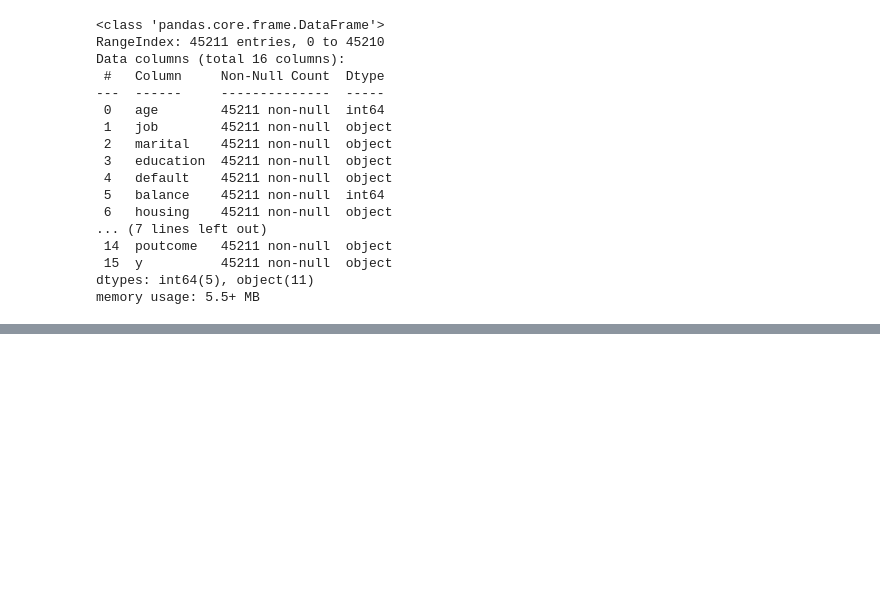
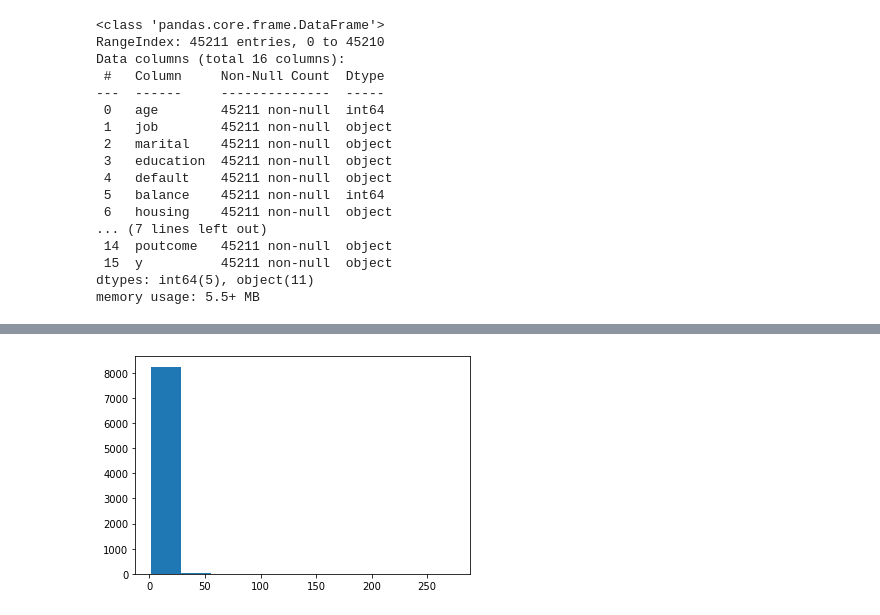
Before and after one commit to dsmukti/mukticapstone, a Jupyter notebook: Bank_Marketing_Effectiveness_Prediction_Capstone_Project_Mukti.ipynb, the cells around one changed output, grey strips where cells are left out. Cells and saved outputs as stored; diff of their text form; code cells hidden in the pictures; blank space fills up the shorter version.

```diff
--- a/Bank_Marketing_Effectiveness_Prediction_Capstone_Project_Mukti.ipynb
+++ b/Bank_Marketing_Effectiveness_Prediction_Capstone_Project_Mukti.ipynb
@@ -191,0 +364,5 @@ memory usage: 5.5+ MB
+# %%
+plt.hist(df.loc[df.previous != 0, 'previous'])
+plt.show()
+# %% [output]
+[figure, added]
```
Also changed, not shown: parts of 154 cells of this notebook.
